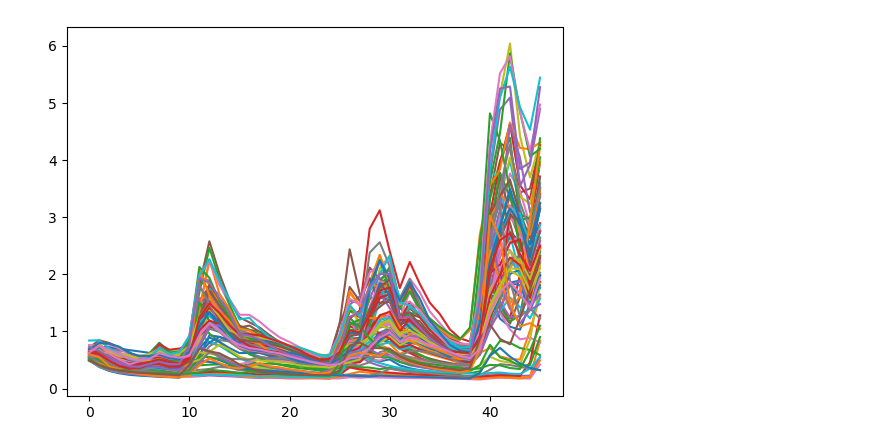
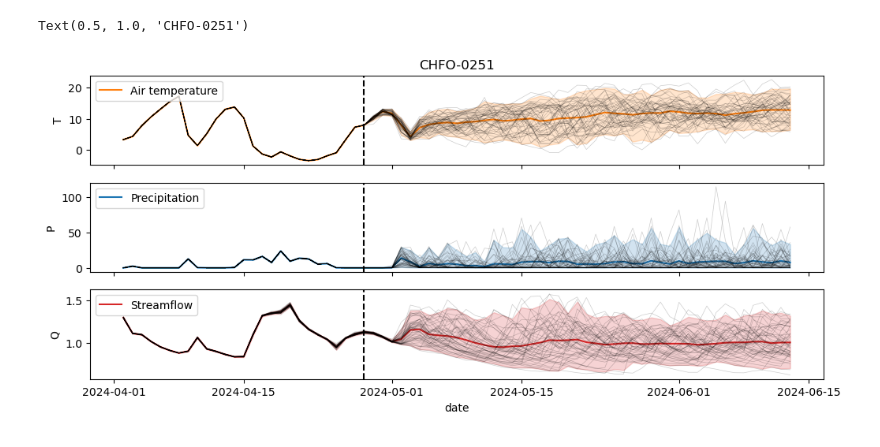
Before and after one commit to bask0/mach-flow-engression, a Jupyter notebook: analysis/droughtch_operational.ipynb, the cells around one changed output. Drawn from its saved outputs; the diff is of its cells as text; code cells hidden in the pictures.

Commit message:
Combine historic and forecast data

```diff
--- a/analysis/droughtch_operational.ipynb
+++ b/analysis/droughtch_operational.ipynb
@@ -134,4 +173,5 @@ save_model('./lstm_dir/', config=config, ds=ds, model=lstm)
 # %%
 df = run_model(
-    './lstm_dir/',
-    '/net/argon/landclim/kraftb/machflow_engression/drought_operational/20240429/forecast/forecast_extract.rds')
+    dir='./lstm_dir/',
+    meteo_historic='/net/argon/landclim/kraftb/machflow_engression/drought_operational/20240429/forecast/historic_data_3.rds',
+    meteo_forecast='/net/argon/landclim/kraftb/machflow_engression/drought_operational/20240429/forecast/forecast_extract.rds')
@@ -154,4 +178,38 @@ Text(0.5, 1.0, 'CHFO-0251')
-# %%
-plt.plot(lstm(x.transpose(1, 2), s, 0.5).squeeze().detach().T);
-# %% [output]
-[figure, removed]
+# %%
+fig, ax = plt.subplots(3, 1, figsize=(12, 5), sharex=True)
+s = 'CHFO-0251'
+palette = sns.color_palette(['0.'], len(df['member'].unique()))
+
+df_sel = df[(df.date > '2024-04') & (df.mach_ID == s)]
+
+for i, (name, var, col) in enumerate(zip(['Air temperature', 'Precipitation', 'Streamflow'],
+                          ['T', 'P', 'Q'],
+                          ['tab:orange', 'tab:blue', 'tab:red'])):
+
+    sns.lineplot(
+        df_sel,
+        x='date',
+        y=var,
+        color=col,
+        errorbar='pi',
+        label=name,
+        ax=ax[i])
+    sns.lineplot(
+        df_sel,
+        x='date',
+        y=var,
+        hue='member',
+        errorbar='pi',
+        legend=False,
+        palette=palette,
+        lw=0.5,
+        alpha=0.2,
+        ax=ax[i])
+    sns.move_legend(ax[i], 'upper left')
+
+    ax[i].axvline(df_sel[df_sel.source=='historic'].date.iloc[-1], color='k', ls='--')
+
+ax[0].set_title(s)
+# %% [output]
+Text(0.5, 1.0, 'CHFO-0251')
+[figure, added]
```
Also changed, not shown: parts of 11 cells of this notebook.
